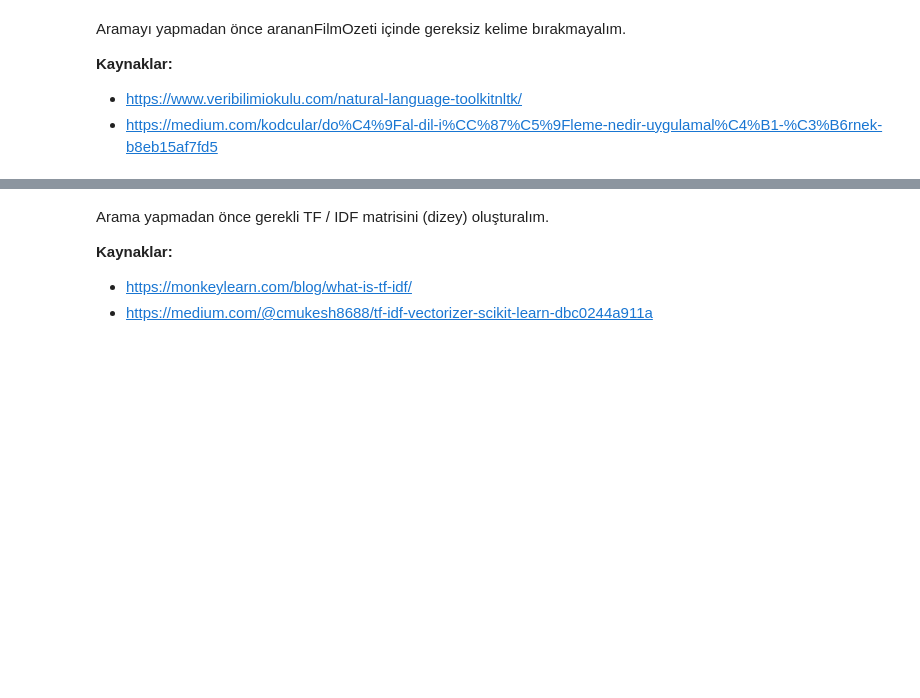
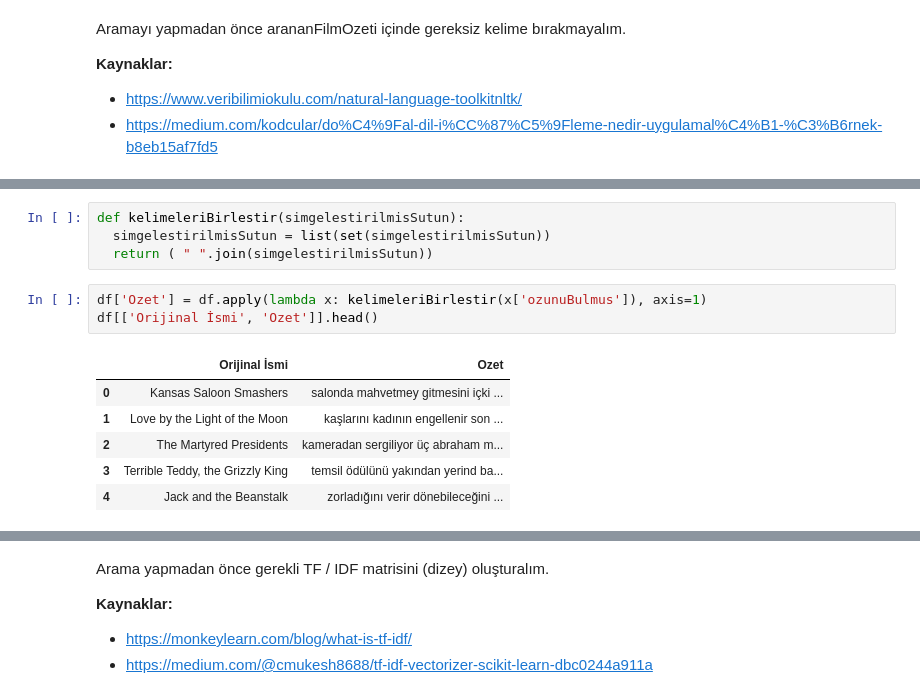
Before and after one commit to IFL-Elestirmenler/FilmAB, a Jupyter notebook: filmOzetindenBenzerFilmlerinBulunmasi.ipynb, the cells around one changed output, grey strips where cells are left out. Saved outputs shown, nothing was run; the diff lists cells and outputs as text; blank space fills up the shorter version.

```diff
--- a/filmOzetindenBenzerFilmlerinBulunmasi.ipynb
+++ b/filmOzetindenBenzerFilmlerinBulunmasi.ipynb
@@ -117,0 +178,14 @@ print(gereksizKelimelerCikarilmisArananFilmOzeti)
+# %%
+def kelimeleriBirlestir(simgelestirilmisSutun):
+  simgelestirilmisSutun = list(set(simgelestirilmisSutun))
+  return ( " ".join(simgelestirilmisSutun))
+# %%
+df['Ozet'] = df.apply(lambda x: kelimeleriBirlestir(x['ozunuBulmus']), axis=1)
+df[['Orijinal İsmi', 'Ozet']].head()
+# %% [output]
+|  | Orijinal İsmi | Ozet |
+| 0 | Kansas Saloon Smashers | salonda mahvetmey gitmesini içki ... |
+| 1 | Love by the Light of the Moon | kaşlarını kadının engellenir son ... |
+| 2 | The Martyred Presidents | kameradan sergiliyor üç abraham m... |
+| 3 | Terrible Teddy, the Grizzly King | temsil ödülünü yakından yerind ba... |
+| 4 | Jack and the Beanstalk | zorladığını verir dönebileceğini ... |
```
Also changed, not shown: parts of 31 cells of this notebook.
